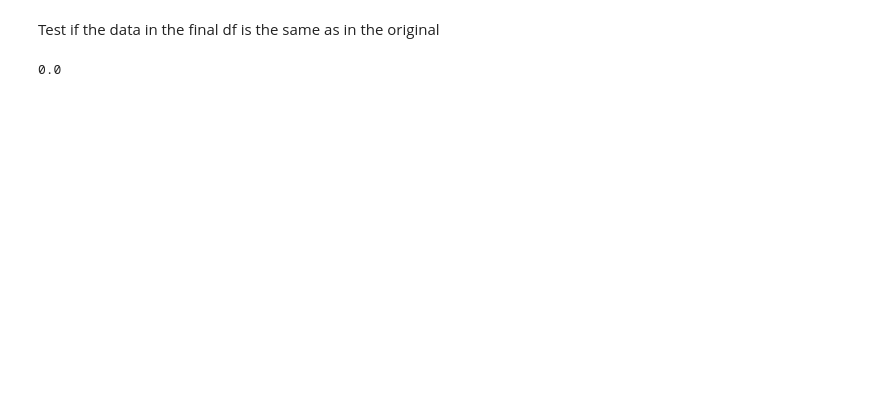
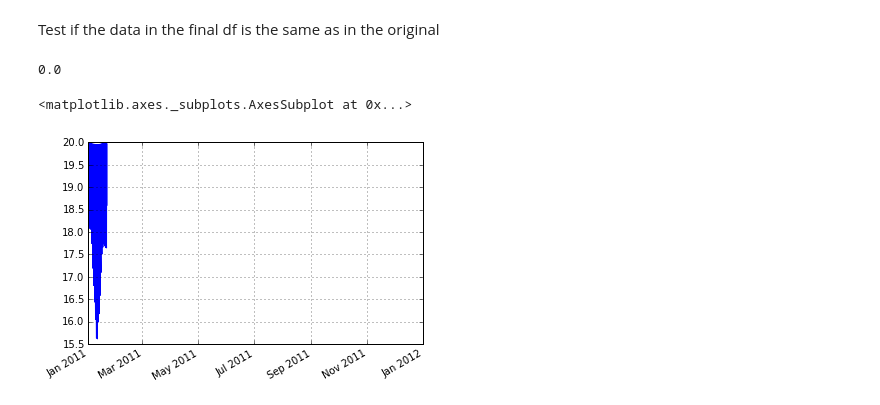
Before and after one commit to arnoutaertgeerts/dump, a Jupyter notebook: Pandas dataframe merge/Pandas simulation data merge.ipynb, the cells around one changed output. Saved outputs shown, nothing was run; the diff lists cells and outputs as text; code cells hidden in the pictures; blank space fills up the shorter version.

Commit message:
Add datetime indices

```diff
--- a/Pandas dataframe merge/Pandas simulation data merge.ipynb
+++ b/Pandas dataframe merge/Pandas simulation data merge.ipynb
@@ -40,0 +24,6 @@ data
+# %%
+data = pd.merge(data1, data2, on='Time [d]', how='outer', sort=True)
+dates = [datetime.datetime.fromtimestamp(i*24*60*60) - datetime.datetime.fromtimestamp(0) + datetime.datetime(year=2011, month=1, day=1)  for i in data['Time [d]'] ]
+
+data.set_index(pd.DatetimeIndex(dates), inplace=True)
+data
@@ -53,3 +61,8 @@ for i in data2['Time [d]']:
 print difference
 # %% [output]
 0.0
+# %%
+data.plot(y='Sensor 4001')
+# %% [output]
+<matplotlib.axes._subplots.AxesSubplot at 0x...>
+[figure, added]
```
Also changed, not shown: parts of 4 cells of this notebook.
